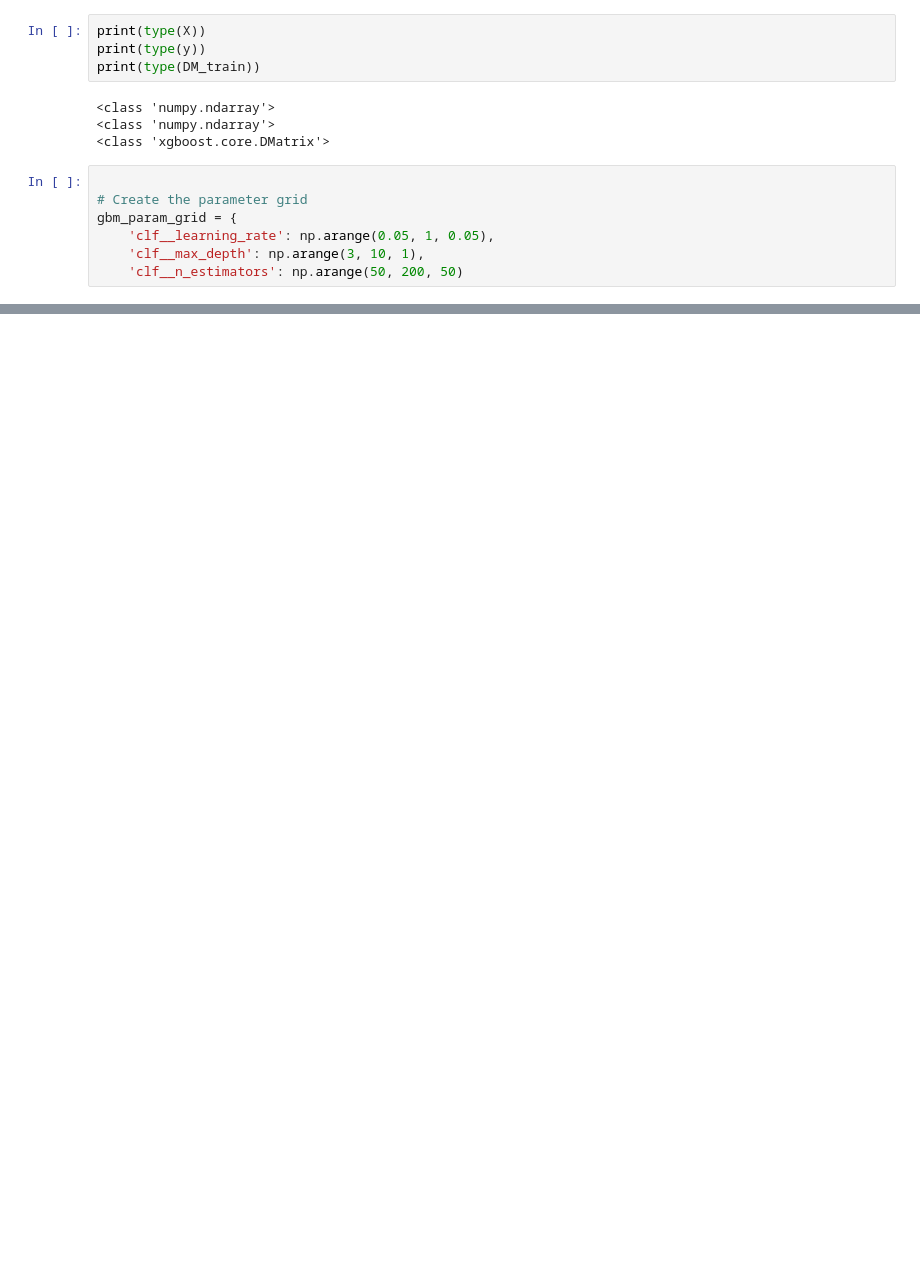
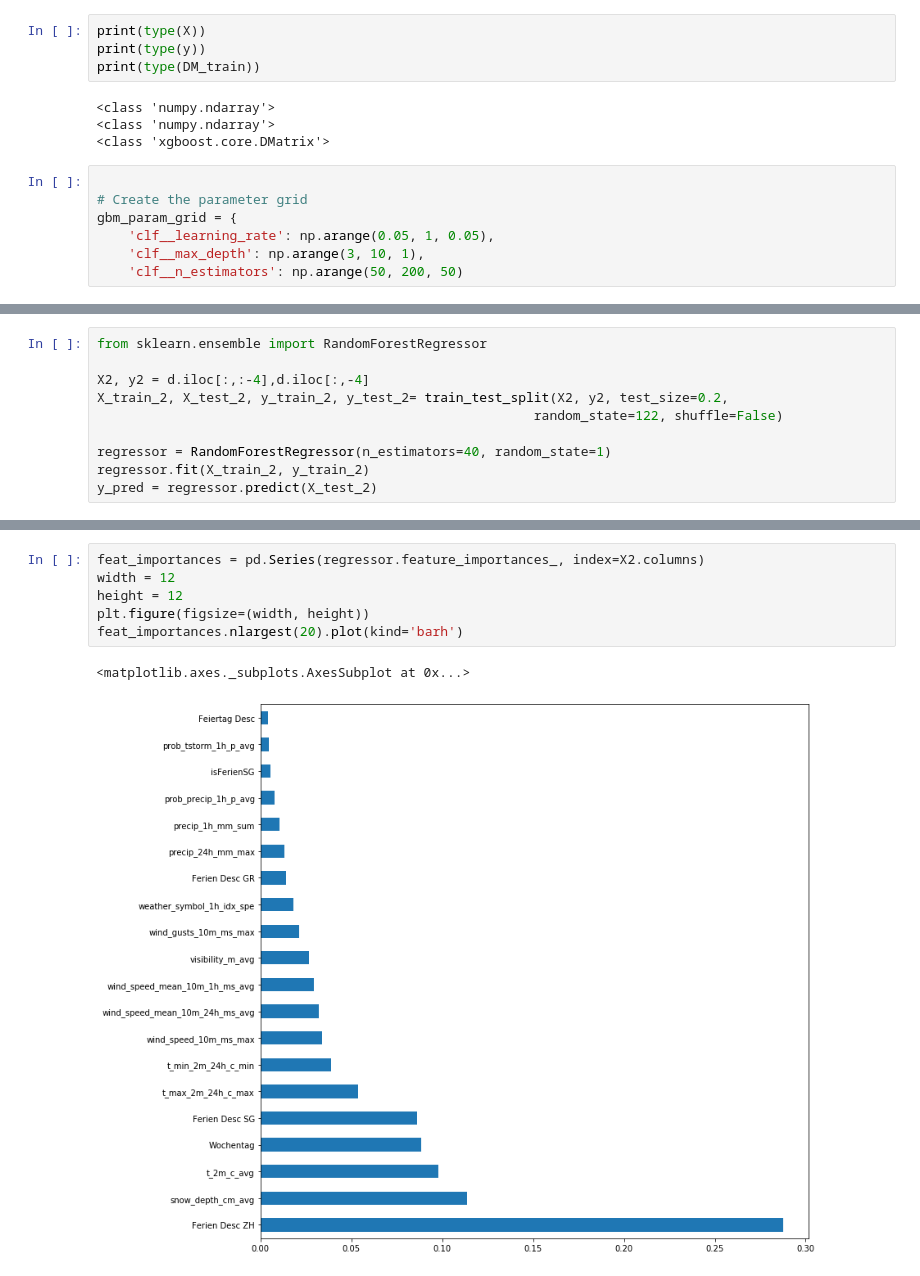
Before and after one commit to OpentourismOfficeForecast/forecast5.0, a Jupyter notebook: Learning/tourism_hack_LGI.ipynb, the cells around one changed output, grey strips where cells are left out. Saved outputs shown, nothing was run; the diff lists cells and outputs as text; blank space fills up the shorter version.

Commit message:
added random forest model

```diff
--- a/Learning/tourism_hack_LGI.ipynb
+++ b/Learning/tourism_hack_LGI.ipynb
@@ -576,0 +561,10 @@ gbm_param_grid = {
+# %%
+from sklearn.ensemble import RandomForestRegressor
+
+X2, y2 = d.iloc[:,:-4],d.iloc[:,-4]
+X_train_2, X_test_2, y_train_2, y_test_2= train_test_split(X2, y2, test_size=0.2,
+                                                        random_state=122, shuffle=False)
+
+regressor = RandomForestRegressor(n_estimators=40, random_state=1)
+regressor.fit(X_train_2, y_train_2)
+y_pred = regressor.predict(X_test_2)
@@ -576,0 +581,9 @@ gbm_param_grid = {
+# %%
+feat_importances = pd.Series(regressor.feature_importances_, index=X2.columns)
+width = 12
+height = 12
+plt.figure(figsize=(width, height))
+feat_importances.nlargest(20).plot(kind='barh')
+# %% [output]
+<matplotlib.axes._subplots.AxesSubplot at 0x...>
+[figure, added]
```
Also changed, not shown: parts of 9 cells of this notebook.
